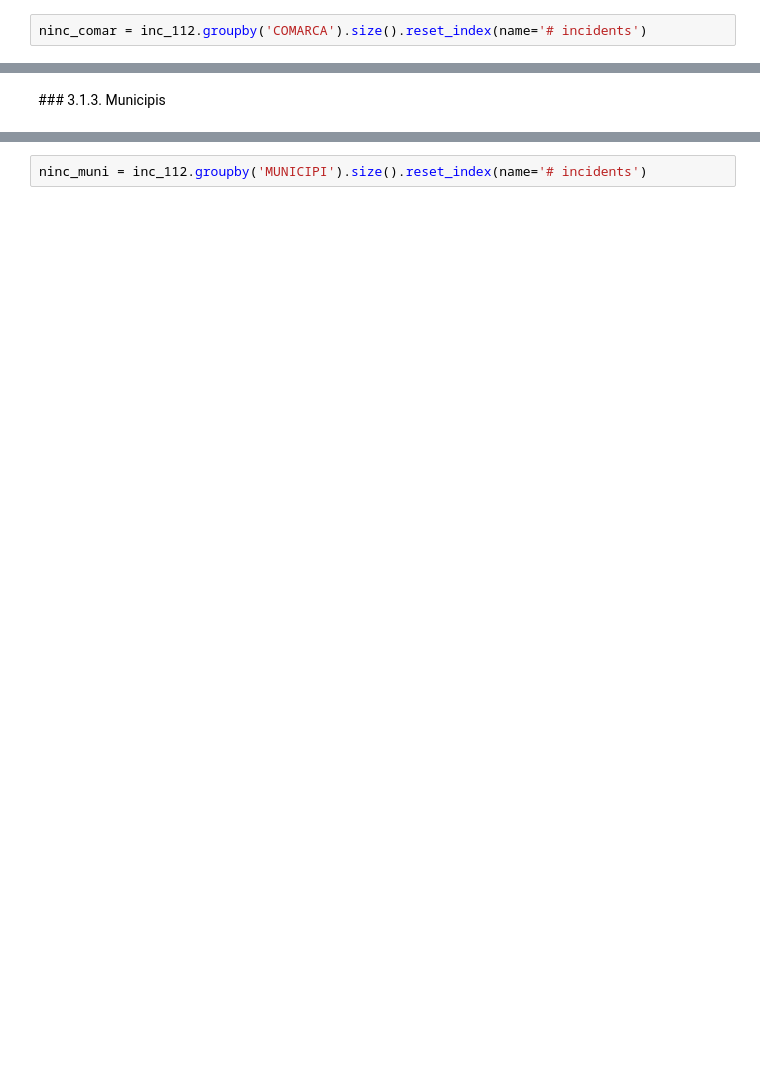
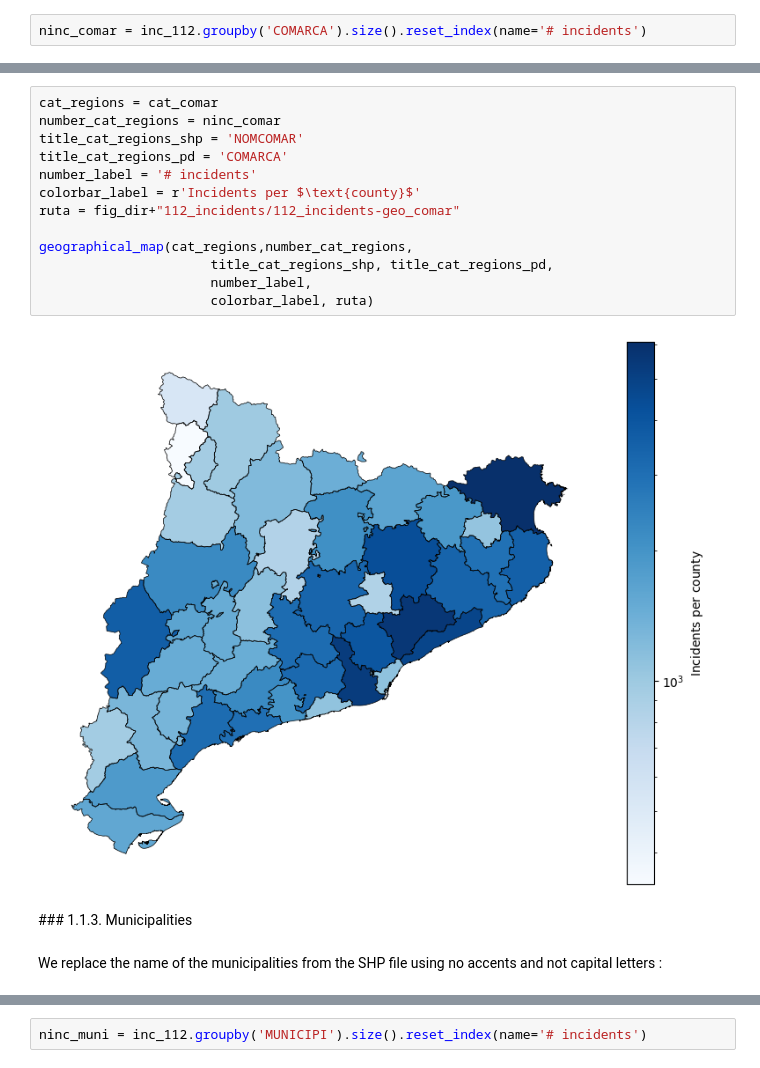
Before and after one commit to belenmvinhas/AVDM_ioib, a Jupyter notebook: ivan/112_incidents.ipynb, the cells around one changed output, grey strips where cells are left out. Drawn from its saved outputs; the diff is of its cells as text; blank space fills up the shorter version.

```diff
--- a/ivan/112_incidents.ipynb
+++ b/ivan/112_incidents.ipynb
@@ -329,2 +136,19 @@ plt.savefig(ruta, dpi=500,bbox_inches='tight')
+# %%
+cat_regions = cat_comar
+number_cat_regions = ninc_comar
+title_cat_regions_shp = 'NOMCOMAR'
+title_cat_regions_pd = 'COMARCA'
+number_label = '# incidents'
+colorbar_label = r'Incidents per $\text{county}$'
+ruta = fig_dir+"112_incidents/112_incidents-geo_comar"
+
+geographical_map(cat_regions,number_cat_regions,
+                      title_cat_regions_shp, title_cat_regions_pd,
+                      number_label,
+                      colorbar_label, ruta)
+# %% [output]
+[figure, added]
 # %% [markdown]
-### 3.1.3. Municipis <a class="anchor" id="3.1.3"></a>
+### 1.1.3. Municipalities <a class="anchor" id="1.1.3"></a>
+# %% [markdown]
+We replace the name of the municipalities from the SHP file using no accents and not capital letters :
```
Also changed, not shown: parts of 55 cells of this notebook, 23 other files.
